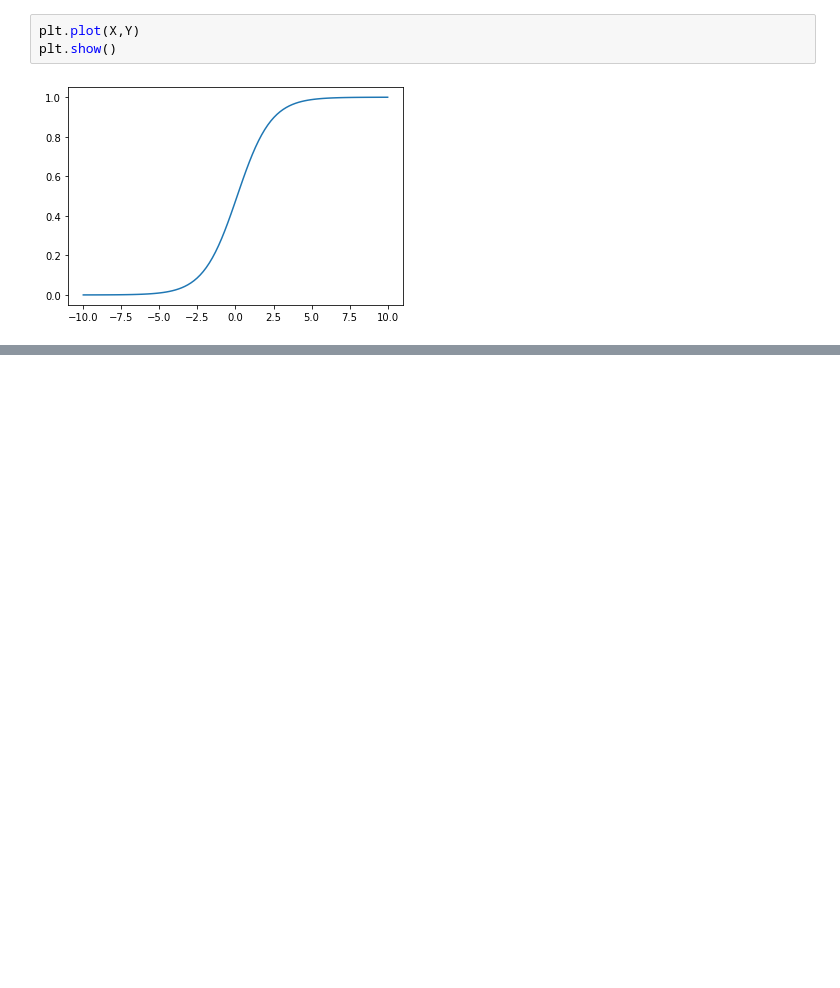
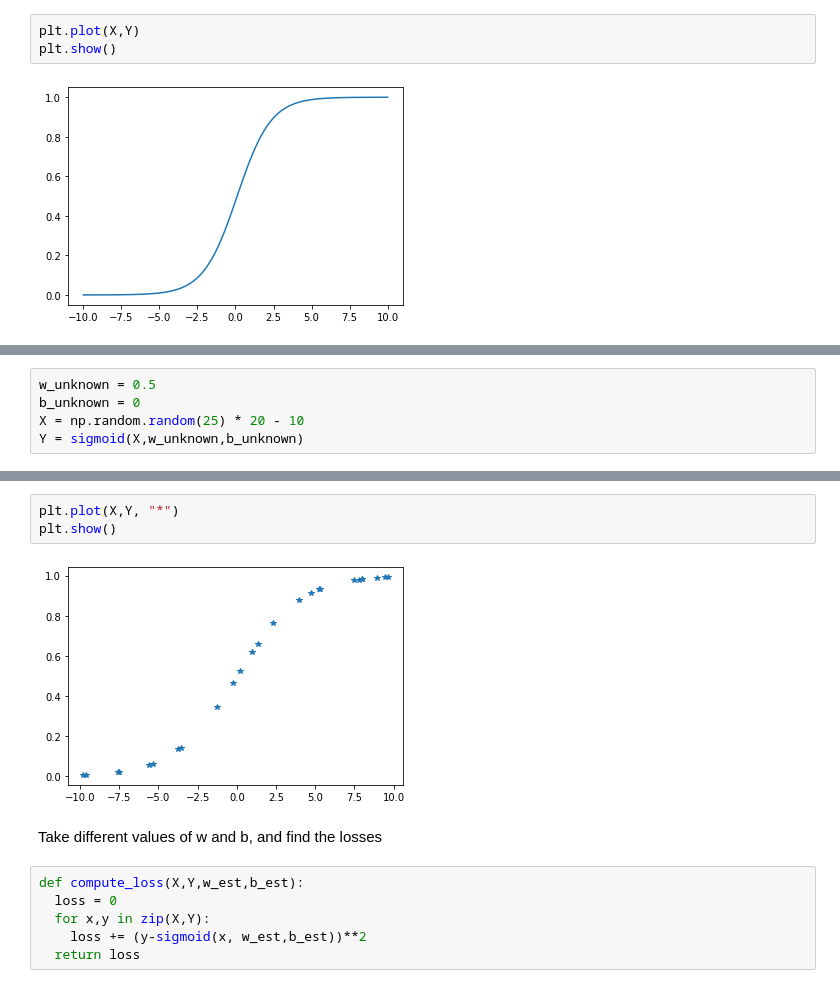
Before and after one commit to Humaidabdullah/Deep-Learning-PadhAI, a Jupyter notebook: Sigmoid Neuron/Untitled.ipynb, the cells around one changed output, grey strips where cells are left out. Saved outputs shown, nothing was run; the diff lists cells and outputs as text; blank space fills up the shorter version.

```diff
--- a/Sigmoid Neuron/Untitled.ipynb
+++ b/Sigmoid Neuron/Untitled.ipynb
@@ -46,0 +90,5 @@ plt.show()
+# %%
+w_unknown = 0.5
+b_unknown = 0
+X = np.random.random(25) * 20 - 10
+Y = sigmoid(X,w_unknown,b_unknown)
@@ -46,0 +99,13 @@ plt.show()
+# %%
+plt.plot(X,Y, "*")
+plt.show()
+# %% [output]
+[figure, added]
+# %% [markdown]
+Take different values of w and b, and find the losses
+# %%
+def compute_loss(X,Y,w_est,b_est):
+  loss = 0
+  for x,y in zip(X,Y):
+    loss += (y-sigmoid(x, w_est,b_est))**2
+  return loss
```
Also changed, not shown: parts of 23 cells of this notebook.
